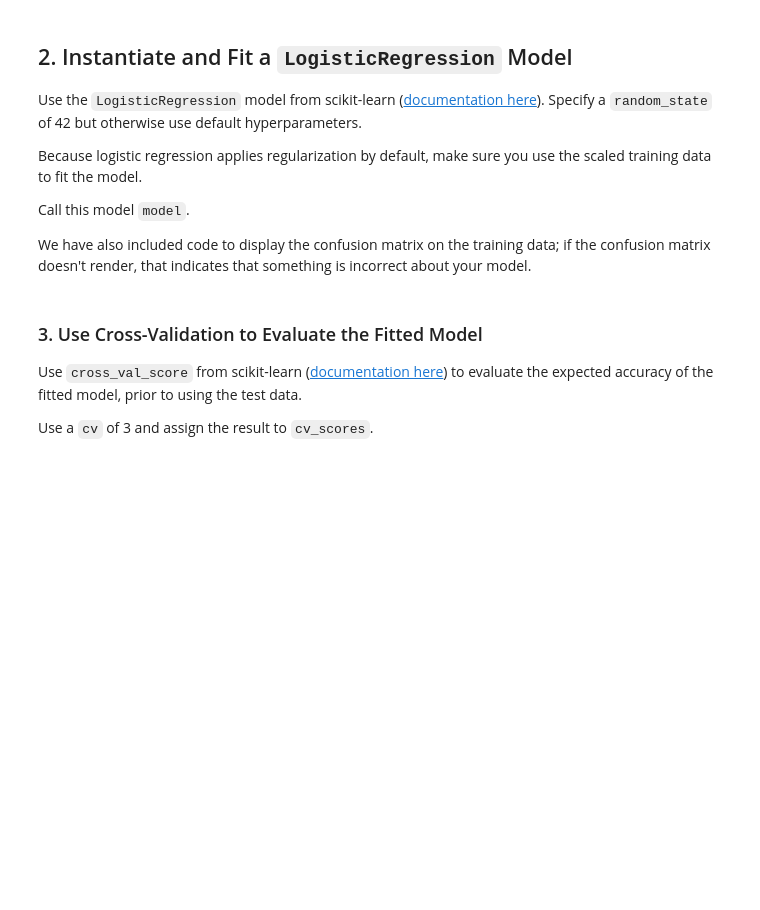
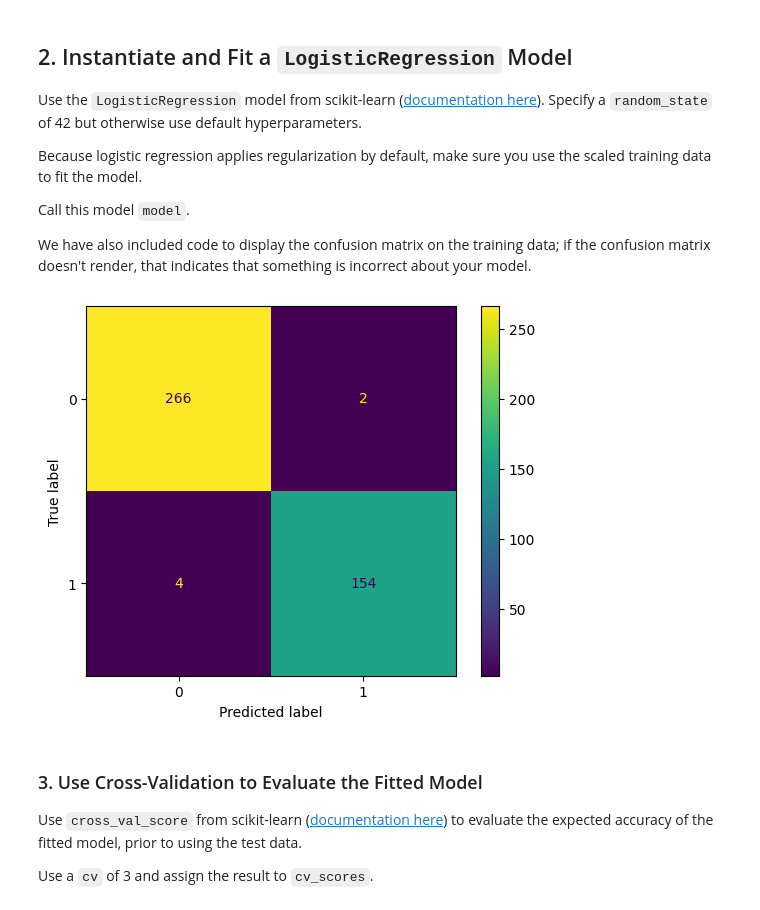
Before and after one commit to ellahad/moringa-phase-2, a Jupyter notebook: Logistic_Regression_Checkpoint.ipynb, the cells around one changed output. Cells and saved outputs as stored; diff of their text form; code cells hidden in the pictures; blank space fills up the shorter version.

```diff
--- a/Logistic_Regression_Checkpoint.ipynb
+++ b/Logistic_Regression_Checkpoint.ipynb
@@ -134,18 +141,18 @@ We have also included code to display the confusion matrix on the training data;
 # %%
 # Replace None with appropriate code
 
 # Import the relevant class
-None
+from sklearn.linear_model import LogisticRegression
 
 # Instantiate the model
-model = None
+model = LogisticRegression(random_state=42)
 
 # Fit the model on the scaled data
-None
-# YOUR CODE HERE
-raise NotImplementedError()
+model.fit(X_train_scaled, y_train)
 
 ConfusionMatrixDisplay.from_estimator(estimator=model, X=X_train_scaled, y=y_train);
+# %% [output]
+[figure, added]
 # %%
 # model should be a LogisticRegression
 assert type(model) == LogisticRegression
```
Also changed, not shown: parts of 8 cells of this notebook.
